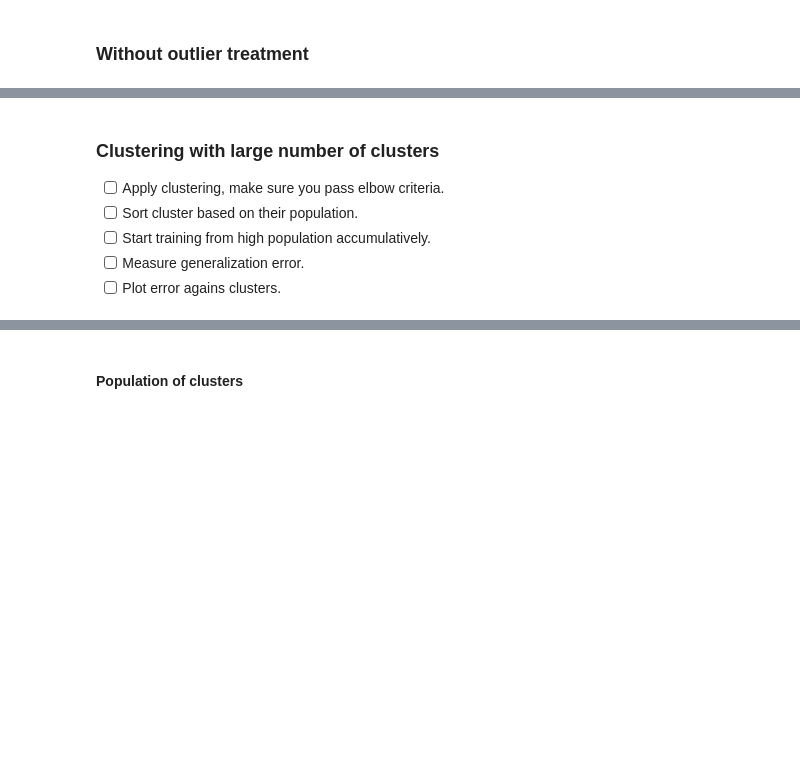
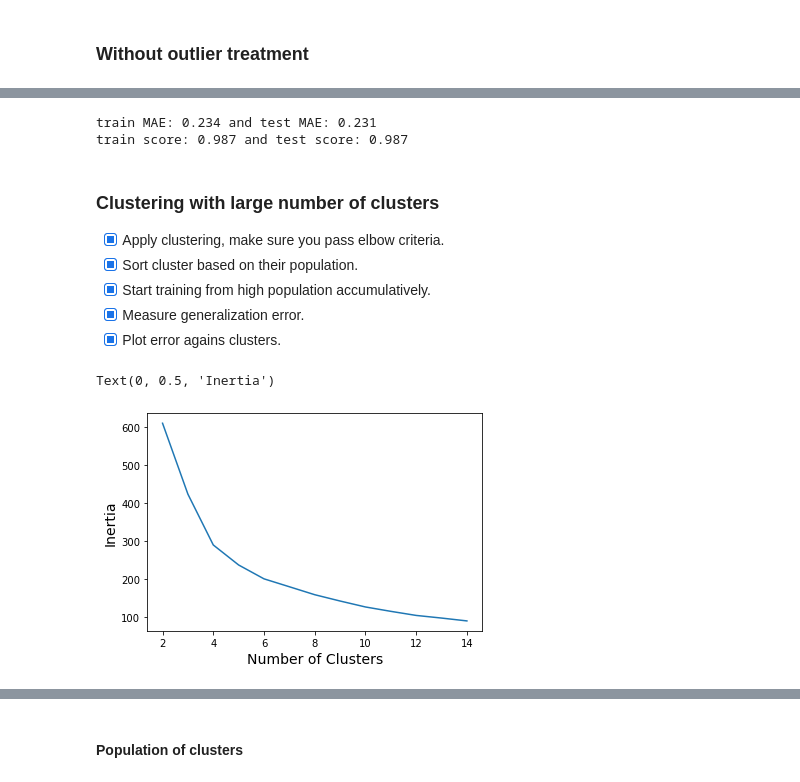
Before and after one commit to khroushan/outliers-handling, a Jupyter notebook: notebooks/cluster_regression.ipynb, the cells around one changed output, grey strips where cells are left out. Saved outputs shown, nothing was run; the diff lists cells and outputs as text; code cells hidden in the pictures; blank space fills up the shorter version.

```diff
--- a/notebooks/cluster_regression.ipynb
+++ b/notebooks/cluster_regression.ipynb
@@ -120,7 +130,14 @@ train_mae, test_mae
+# %%
+print("train MAE: {:.3} and test MAE: {:.3}".format(train_mae, test_mae))
+print("train score: {:.3} and test score: {:.3}".format(lr.score(X_train, y_train),
+                                                        lr.score(X_test, y_test)))
+# %% [output]
+train MAE: 0.234 and test MAE: 0.231
+train score: 0.987 and test score: 0.987
 # %% [markdown]
 ### Clustering with large number of clusters
-- [ ] Apply clustering, make sure you pass elbow criteria.
-- [ ] Sort cluster based on their population.
-- [ ] Start training from high population accumulatively.
-- [ ] Measure generalization error.
-- [ ] Plot error agains clusters.
+- [X] Apply clustering, make sure you pass elbow criteria.
+- [X] Sort cluster based on their population.
+- [X] Start training from high population accumulatively.
+- [X] Measure generalization error.
+- [X] Plot error agains clusters.
@@ -129 +154,8 @@ from sklearn.cluster import KMeans
+# %%
+pl.plot(range(2,15), inertias)
+pl.xlabel('Number of Clusters', fontsize=14)
+pl.ylabel('Inertia', fontsize=14)
+# %% [output]
+Text(0, 0.5, 'Inertia')
+[figure, added]
 # %%
```
Also changed, not shown: parts of 24 cells of this notebook, 2 other files.
